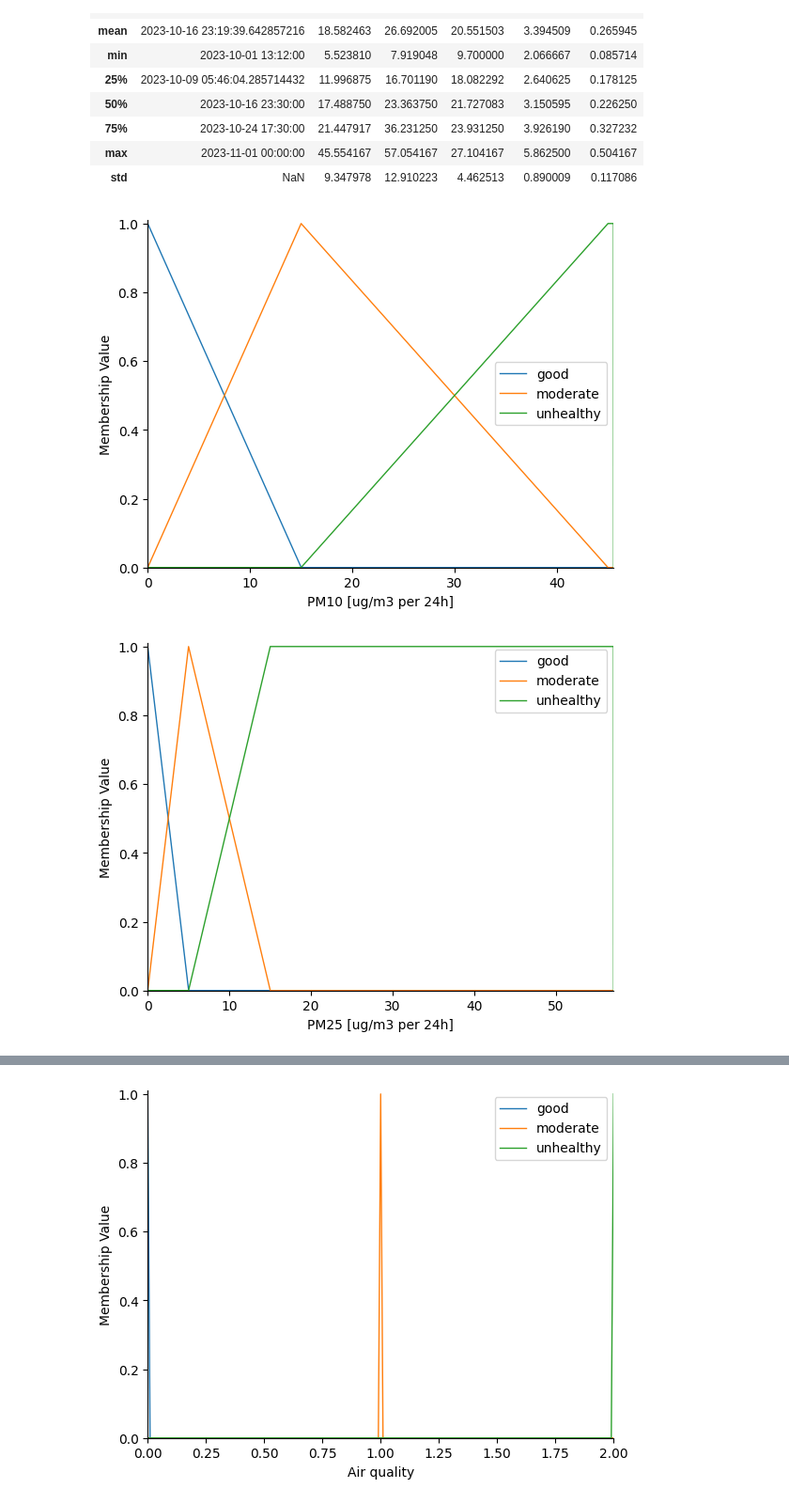
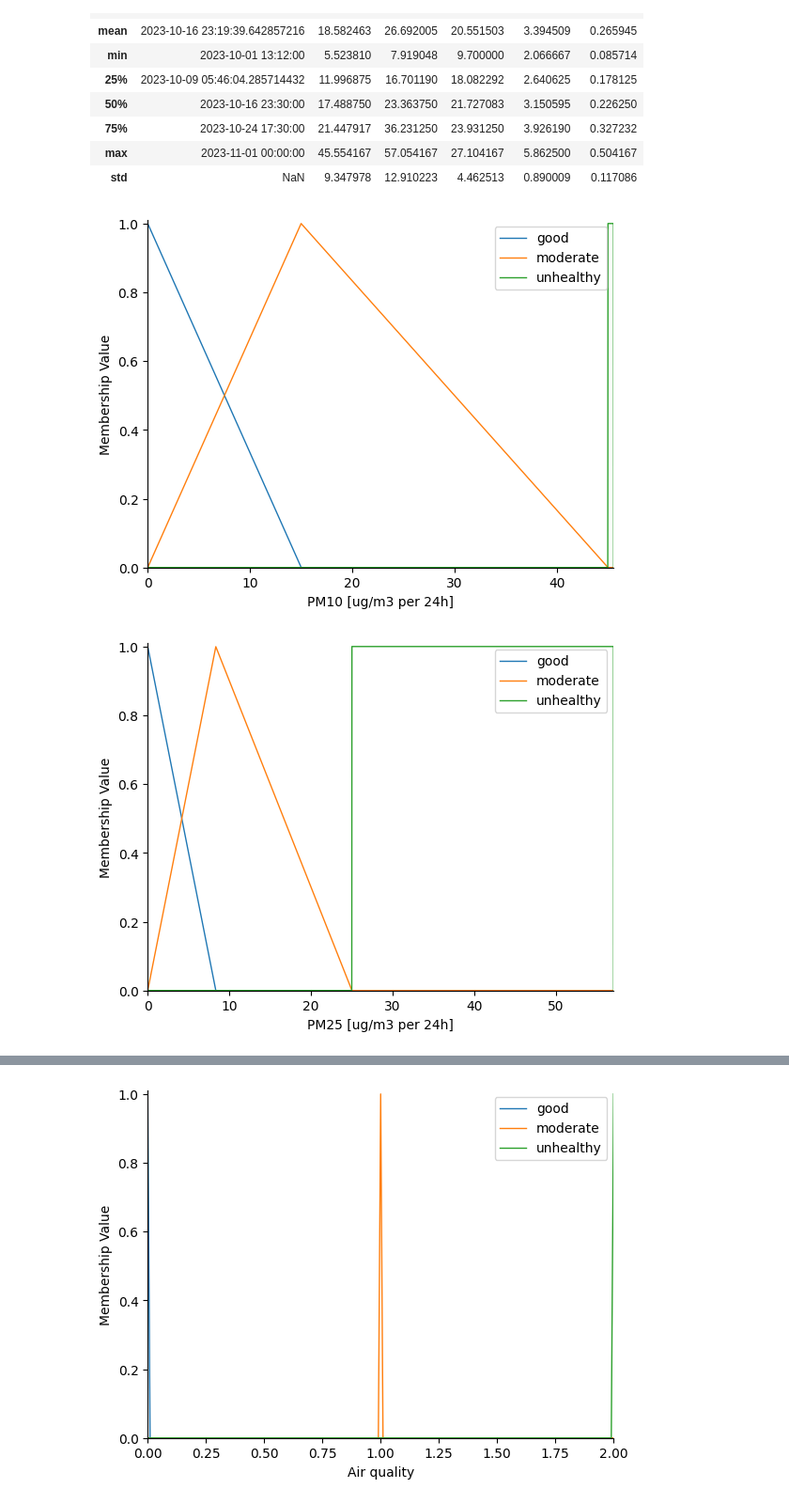
Before and after one commit to kosiyyu/air-quality-assessment-system, a Jupyter notebook: air_quality.ipynb, the cells around one changed output, grey strips where cells are left out. Shown: that part at 94% size. Drawn from its saved outputs; the diff is of its cells as text; code cells hidden in the pictures.

```diff
--- a/air_quality.ipynb
+++ b/air_quality.ipynb
@@ -13,7 +13,7 @@ from skfuzzy import control as ctrl
 import matplotlib.pyplot as plt
 # %%
 pm10_safe_limit = 45  # 24h -> ug/m3
-pm25_safe_limit = 15  # 24h -> ug/m3
+pm25_safe_limit = 25  # 24h -> ug/m3
 no2_safe_limit = 200  # 24h -> ug/m3
 so2_safe_limit = 500  # 24h -> ug/m3
 co_safe_limit = 4     # 24h -> mg/m3
@@ -92,7 +92,7 @@ unhealthy = "unhealthy"
 # %%
 pm10[good] = fuzz.trimf(pm10.universe, [0, 0, pm10_safe_limit / 3])
 pm10[moderate] = fuzz.trimf(pm10.universe, [0, pm10_safe_limit / 3, pm10_safe_limit])
-pm10[unhealthy] = fuzz.trapmf(pm10.universe, [pm10_safe_limit / 3, pm10_safe_limit, pm10_max, pm10_max])
+pm10[unhealthy] = fuzz.trapmf(pm10.universe, [pm10_safe_limit, pm10_safe_limit, pm10_max, pm10_max])
 pm10.view()
 
 plt.xlabel("PM10 [ug/m3 per 24h]")
@@ -100,19 +100,19 @@ plt.ylabel("Membership Value")
 plt.legend()
 plt.show()
 # %% [output]
-[figure, old version]
+[figure, new version]
 # %%
 pm25[good] = fuzz.trimf(pm25.universe, [0, 0, pm25_safe_limit / 3])
 pm25[moderate] = fuzz.trimf(pm25.universe, [0, pm25_safe_limit / 3, pm25_safe_limit])
-pm25[unhealthy] = fuzz.trapmf(pm25.universe, [pm25_safe_limit / 3, pm25_safe_limit, pm25_max, pm25_max])
+pm25[unhealthy] = fuzz.trapmf(pm25.universe, [pm25_safe_limit, pm25_safe_limit, pm25_max, pm25_max])
 pm25.view()
 
 plt.xlabel("PM25 [ug/m3 per 24h]")
 plt.ylabel("Membership Value")
 plt.legend()
 plt.show()
 # %% [output]
-[figure, old version]
+[figure, new version]
 # %%
 no2[good] = fuzz.trimf(no2.universe, [0, 0, no2_safe_limit / 3])
 no2[moderate] = fuzz.trimf(no2.universe, [0, no2_safe_limit / 3, no2_safe_limit])
```
Also changed, not shown: parts of 8 cells of this notebook.
